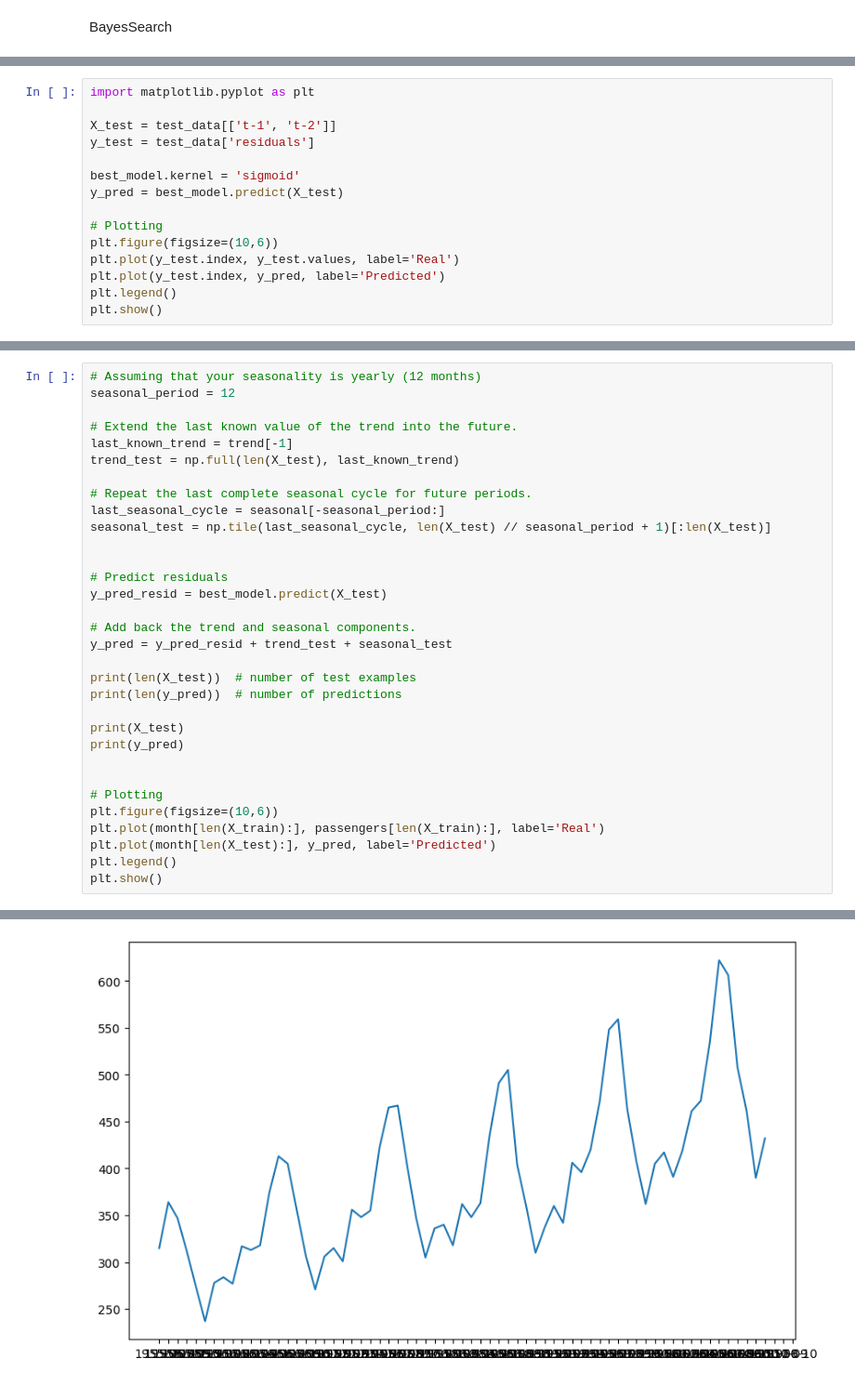
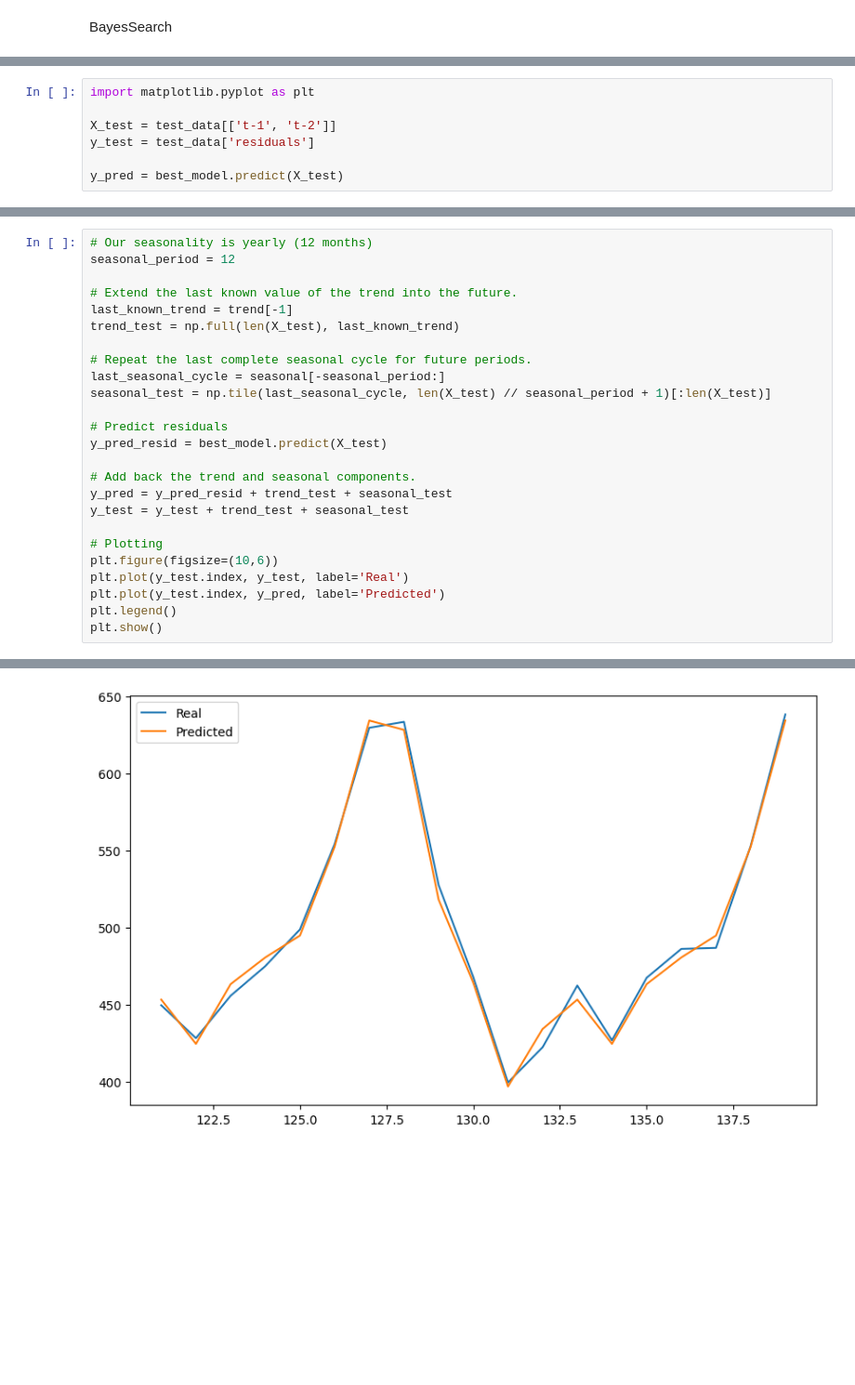
Before and after one commit to keremerciyes/Price-Prediction-With-Machine-Learning, a Jupyter notebook: SupportVectorRegressionLast.ipynb, the cells around one changed output, grey strips where cells are left out. Shown at 93% size. Saved outputs shown, nothing was run; the diff lists cells and outputs as text; blank space fills up the shorter version.

Commit message:
added trend and seasonal companents, ploted

```diff
--- a/SupportVectorRegressionLast.ipynb
+++ b/SupportVectorRegressionLast.ipynb
@@ -200,13 +206,5 @@ import matplotlib.pyplot as plt
 X_test = test_data[['t-1', 't-2']]
 y_test = test_data['residuals']
 
-best_model.kernel = 'sigmoid'
 y_pred = best_model.predict(X_test)
-
-# Plotting
-plt.figure(figsize=(10,6))
-plt.plot(y_test.index, y_test.values, label='Real')
-plt.plot(y_test.index, y_pred, label='Predicted')
-plt.legend()
-plt.show()
 # %% [output]
@@ -214,5 +228,5 @@ plt.show()
 # %%
-# Assuming that your seasonality is yearly (12 months)
+# Our seasonality is yearly (12 months)
 seasonal_period = 12
 
 # Extend the last known value of the trend into the future.
@@ -223,24 +237,17 @@ trend_test = np.full(len(X_test), last_known_trend)
 last_seasonal_cycle = seasonal[-seasonal_period:]
 seasonal_test = np.tile(last_seasonal_cycle, len(X_test) // seasonal_period + 1)[:len(X_test)]
 
-
 # Predict residuals
 y_pred_resid = best_model.predict(X_test)
 
 # Add back the trend and seasonal components.
 y_pred = y_pred_resid + trend_test + seasonal_test
-
-print(len(X_test))  # number of test examples
-print(len(y_pred))  # number of predictions
-
-print(X_test)
-print(y_pred)
-
+y_test = y_test + trend_test + seasonal_test
 
 # Plotting
 plt.figure(figsize=(10,6))
-plt.plot(month[len(X_train):], passengers[len(X_train):], label='Real')
-plt.plot(month[len(X_test):], y_pred, label='Predicted')
+plt.plot(y_test.index, y_test, label='Real')
+plt.plot(y_test.index, y_pred, label='Predicted')
 plt.legend()
 plt.show()
 # %% [output]
@@ -265,2 +254,2 @@ ValueError: x and y must have same first dimension, but have shapes (125,) and (
-[figure, old version]
+[figure, new version]
 # %%
```
Also changed, not shown: parts of 5 cells of this notebook.
